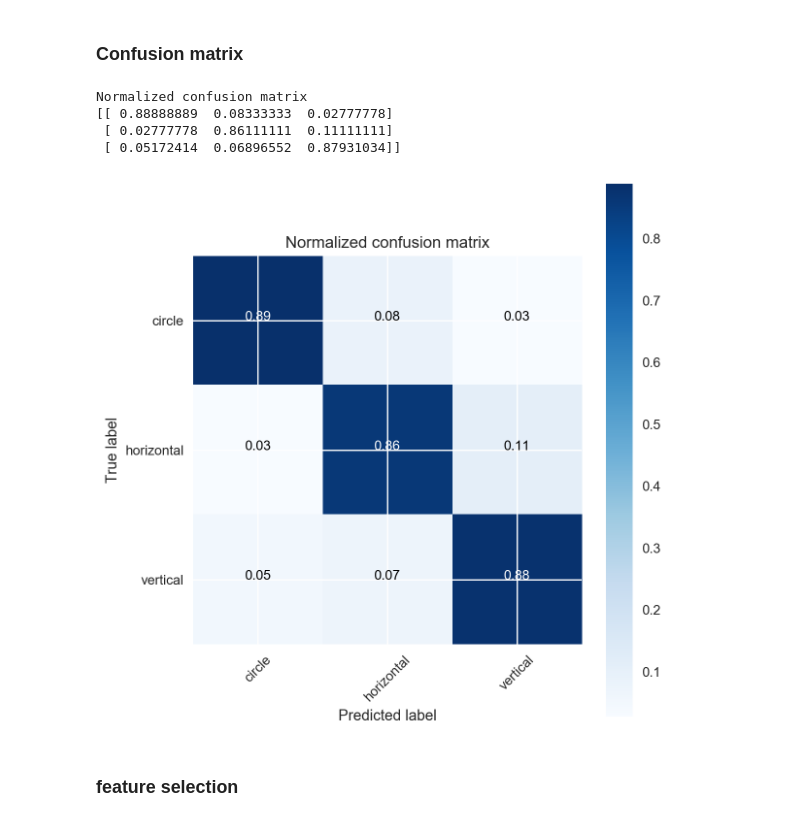
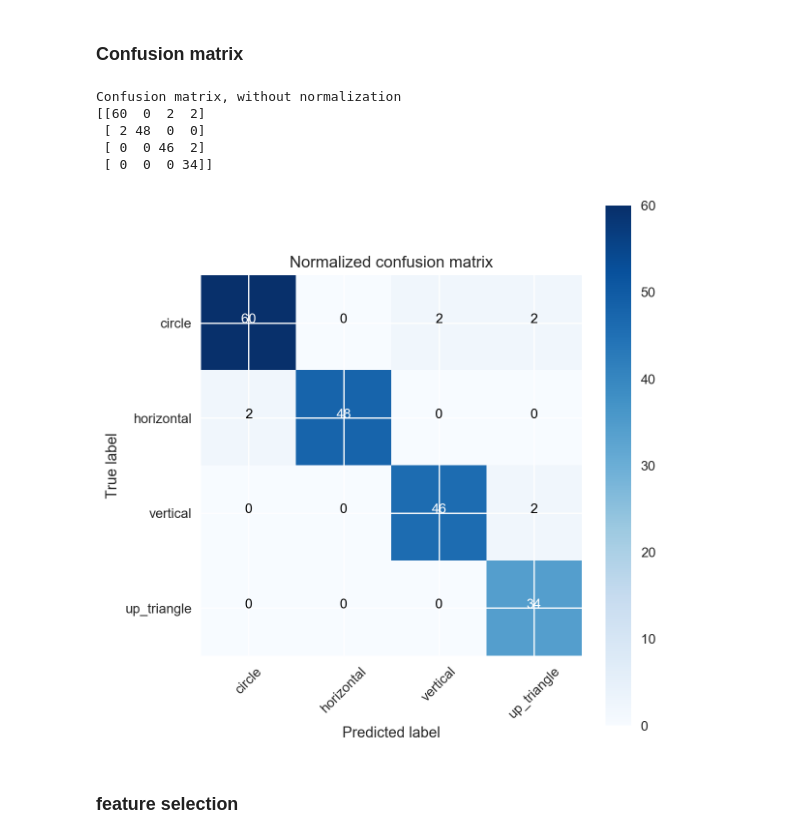
Before and after one commit to safoex/MagicWand, a Jupyter notebook: Gesture classification.ipynb, the cells around one changed output. Saved outputs shown, nothing was run; the diff lists cells and outputs as text; code cells hidden in the pictures.

```diff
--- a/Gesture classification.ipynb
+++ b/Gesture classification.ipynb
@@ -31,8 +31,13 @@ y = []
 for g_id, gest in enumerate(bd.keys()):
     gests[gest] = g_id
     for gest_sample in bd[gest]:
-        X.append(((gest_sample - np.average(gest_sample, axis=0))/np.var(gest_sample, axis=0)).flatten())
-        y.append( g_id )
+        X.append(gest_sample.flatten())
+        y.append(g_id)
+
+#         X.append(((gest_sample - np.average(gest_sample, axis=0))/np.var(gest_sample, axis=0)).flatten())
+#         gest_sample_new = gest_sample.copy()
+#         gest_sample_new[3:6] = (gest_sample_new[3:6] - np.average(gest_sample_new[3:6], axis=0))
+#         X.append(gest_sample_new.flatten())
 # %%
 len(X)
 # %% [output]
@@ -115,7 +120,8 @@ from sklearn.metrics import confusion_matrix
 from sklearn.model_selection import train_test_split
 import itertools
 X_train, X_test, y_train, y_test = train_test_split(X, y, test_size=0.2)
-clf = SVC(kernel='rbf', class_weight={0:1, 1:1, 2:1})
+# clf = SVC(kernel='rbf', class_weight={0:1, 1:1, 2:1})
+clf = RandomForestClassifier(n_estimators = 100)
 y_pred = clf.fit(X_train, y_train).predict(X_test)
 cnf_matrix = confusion_matrix(y_test, y_pred)
 
@@ -128,39 +134,40 @@ def plot_confusion_matrix(cm, classes,
     Normalization can be applied by setting `normalize=True`.
     """
     if normalize:
         cm = cm.astype('float') / cm.sum(axis=1)[:, np.newaxis]
         print("Normalized confusion matrix")
     else:
         print('Confusion matrix, without normalization')
 
     print(cm)
     plt.figure(figsize=(6, 6), dpi=200)
     plt.imshow(cm, interpolation='nearest', cmap=cmap)
     plt.title(title)
     plt.colorbar()
     tick_marks = np.arange(len(classes))
     plt.xticks(tick_marks, classes, rotation=45)
     plt.yticks(tick_marks, classes)
 
     fmt = '.2f' if normalize else 'd'
     thresh = cm.max() / 2.
     for i, j in itertools.product(range(cm.shape[0]), range(cm.shape[1])):
         plt.text(j, i, format(cm[i, j], fmt),
                  horizontalalignment="center",
                  color="white" if cm[i, j] > thresh else "black")
 
     plt.tight_layout()
     plt.ylabel('True label')
     plt.xlabel('Predicted label')
 
-plot_confusion_matrix(cnf_matrix, classes=[cl["cl_name"] for cl in classes], normalize=True,
+plot_confusion_matrix(cnf_matrix, classes=[cl["cl_name"] for cl in classes],
                       title='Normalized confusion matrix')
 # %% [output]
-Normalized confusion matrix
-[[ 0.88888889  0.08333333  0.02777778]
- [ 0.02777778  0.86111111  0.11111111]
- [ 0.05172414  0.06896552  0.87931034]]
+Confusion matrix, without normalization
+[[60  0  2  2]
+ [ 2 48  0  0]
+ [ 0  0 46  2]
+ [ 0  0  0 34]]
-[figure, old version]
+[figure, new version]
 # %% [markdown]
 ### feature selection
 # %%
```
Also changed, not shown: parts of 3 cells of this notebook, 7 other files.
